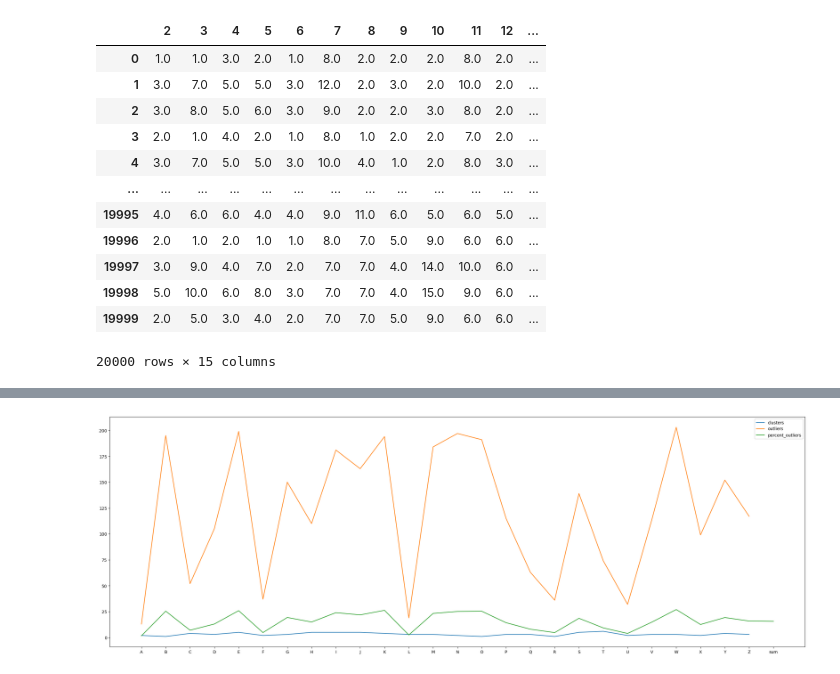
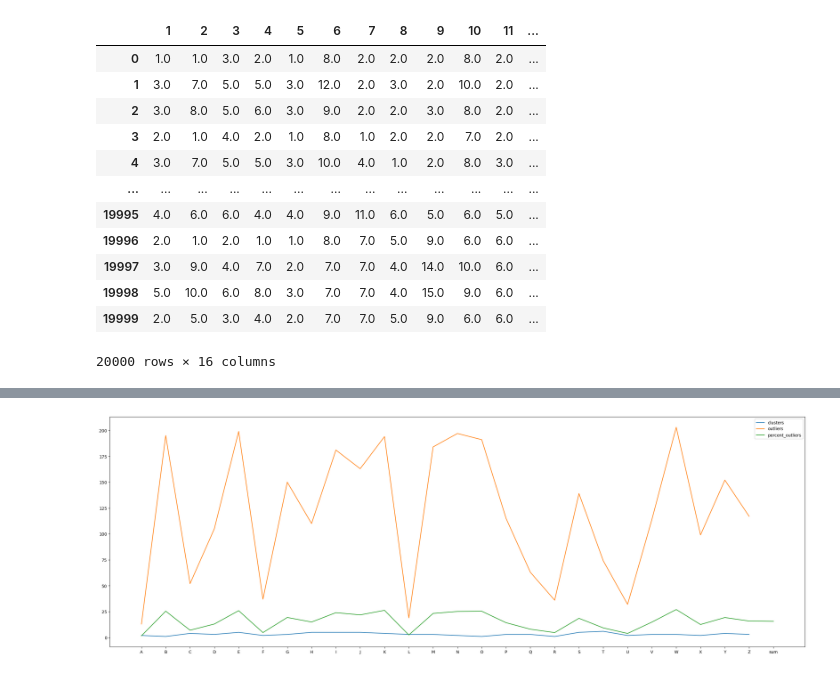
Before and after one commit to mmlein/KDDM2, a Jupyter notebook: src/03_DB_Scan/DBScan.ipynb, the cells around one changed output, grey strips where cells are left out. Cells and saved outputs as stored; diff of their text form; code cells hidden in the pictures.

```diff
--- a/src/03_DB_Scan/DBScan.ipynb
+++ b/src/03_DB_Scan/DBScan.ipynb
@@ -8,6 +9,6 @@ from sklearn.neighbors import NearestNeighbors
 # %%
 #read full dataframe
 
-df =  pd.read_csv('../../Data/dataframe_with_outliers_3std_4.16%.csv', sep=",", header=None, usecols=[0, 1, 2, 3, 4, 5, 6, 7, 8, 9, 10, 11, 12, 13, 14, 15, 16])
+df =  pd.read_csv('../../Data/dataframe_with_outliers_3std_4.16%.csv', sep=",", header=None, usecols=[1, 2, 3, 4, 5, 6, 7, 8, 9, 10, 11, 12, 13, 14, 15, 16, 17])
 df
 # %% [output]
@@ -30,0 +32,2 @@ Int64Index([0, 1, 2, 3, 4, 5, 6, 7, 8, 9, 10, 11, 12, 13, 14, 15, 16], dtype='in
+# %%
+df = df.rename(lambda x: x-1, axis="columns")
@@ -31,10 +50,10 @@ Int64Index([0, 1, 2, 3, 4, 5, 6, 7, 8, 9, 10, 11, 12, 13, 14, 15, 16], dtype='in
 # %%
-letters = df[1]
-df = df.drop(1, axis=1)
+letters = df[0]
+#df = df.drop(1, axis=1)
 df = df.drop(0, axis=1)
 df
 # %% [output]
-|  | 2 | 3 | 4 | 5 | 6 | 7 | 8 | 9 | 10 | 11 | 12 | ... |
+|  | 1 | 2 | 3 | 4 | 5 | 6 | 7 | 8 | 9 | 10 | 11 | ... |
 | 0 | 1.0 | 1.0 | 3.0 | 2.0 | 1.0 | 8.0 | 2.0 | 2.0 | 2.0 | 8.0 | 2.0 | ... |
 | 1 | 3.0 | 7.0 | 5.0 | 5.0 | 3.0 | 12.0 | 2.0 | 3.0 | 2.0 | 10.0 | 2.0 | ... |
 | 2 | 3.0 | 8.0 | 5.0 | 6.0 | 3.0 | 9.0 | 2.0 | 2.0 | 3.0 | 8.0 | 2.0 | ... |
@@ -46,7 +65,7 @@ df
 | 19997 | 3.0 | 9.0 | 4.0 | 7.0 | 2.0 | 7.0 | 7.0 | 4.0 | 14.0 | 10.0 | 6.0 | ... |
 | 19998 | 5.0 | 10.0 | 6.0 | 8.0 | 3.0 | 7.0 | 7.0 | 4.0 | 15.0 | 9.0 | 6.0 | ... |
 | 19999 | 2.0 | 5.0 | 3.0 | 4.0 | 2.0 | 7.0 | 7.0 | 5.0 | 9.0 | 6.0 | 6.0 | ... |
-20000 rows × 15 columns
+20000 rows × 16 columns
 # %%
 #Test for gaussian distribution with the kolmogorov-smirnov test, as well as visually through histograms
 for i in range(2,17):
```
Also changed, not shown: parts of 14 cells of this notebook, 3 other files.
